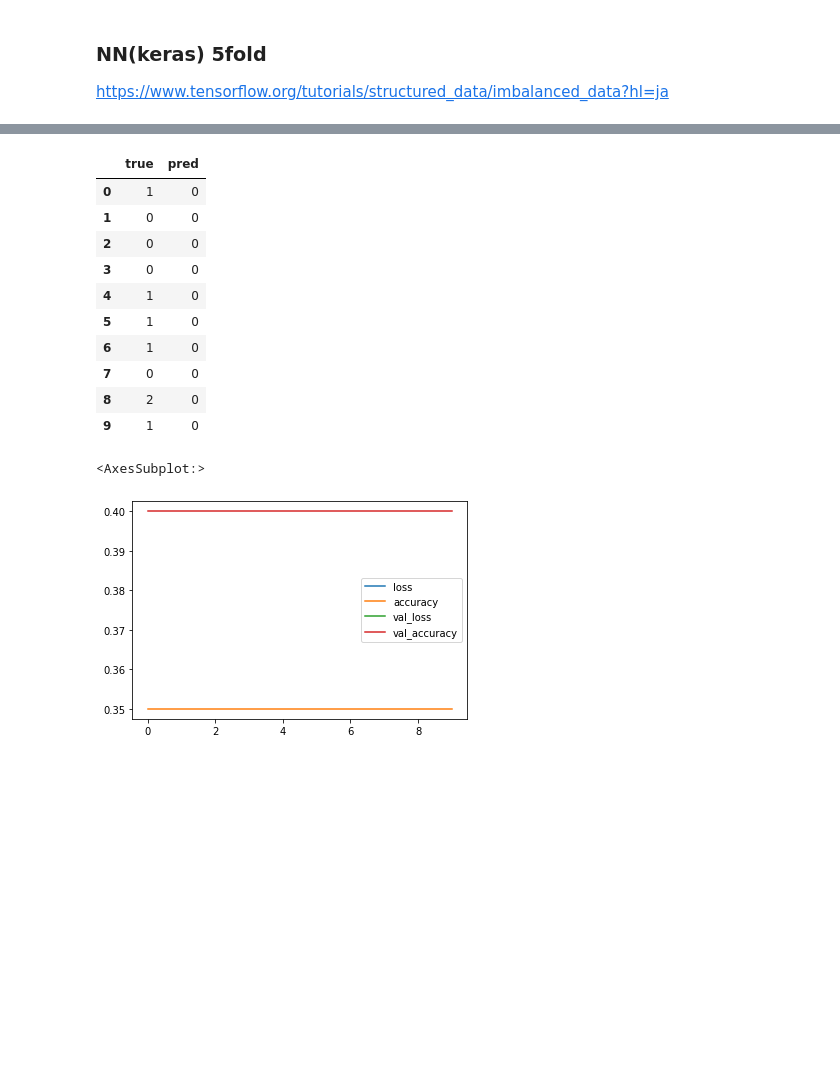
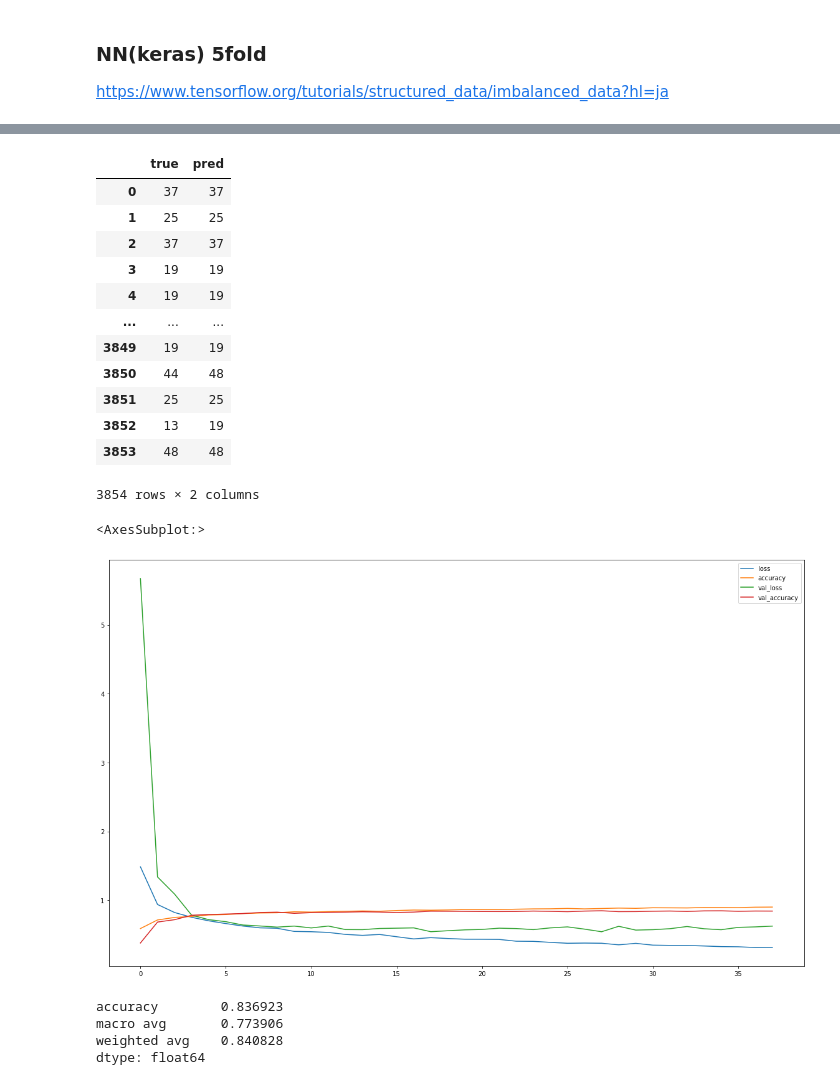
Before and after one commit to mecab-g/MRI, a Jupyter notebook: プロトコール予測/3.2recomendation_comp.ipynb, the cells around one changed output, grey strips where cells are left out. Saved outputs shown, nothing was run; the diff lists cells and outputs as text; code cells hidden in the pictures; blank space fills up the shorter version.

Commit message:
result

```diff
--- a/プロトコール予測/3.2recomendation_comp.ipynb
+++ b/プロトコール予測/3.2recomendation_comp.ipynb
@@ -179,7 +171,7 @@ train_results = [] #学習の経過を保存する箱のまとめ
 row_no_list = list(range(len(y_train)))
 
 # KFoldクラスをインスタンス化（これを使って5分割する）
-K_fold = StratifiedKFold(n_splits=5, shuffle=True,  random_state=0)
+K_fold = StratifiedKFold(n_splits=4, shuffle=True,  random_state=0)
 
 categorical_features = {*sorted(['pos_lbl', 'sec_lbl'])}
 # %%
@@ -318,12 +305,12 @@ histories = []
 # 変換するカテゴリ変数をリストに格納
 cat_cols = ['pos_lbl', 'sec_lbl']
 
-class_num = 55
+class_num = 54
 
 row_no_list = list(range(len(y_train)))
 
 # KFoldクラスをインスタンス化（これを使って5分割する）
-K_fold = StratifiedKFold(n_splits=5, shuffle=True,  random_state=0)
+K_fold = StratifiedKFold(n_splits=4, shuffle=True,  random_state=0)
 
 
 
@@ -370,7 +357,7 @@ for train_cv_no, eval_cv_no in K_fold.split(row_no_list, y_train):
     early_stopping = tf.keras.callbacks.EarlyStopping(
         verbose=1,
         patience=10,
-        mode='max',
+        mode='auto',
         restore_best_weights=True)
 
     EPOCHS = 50
@@ -427,19 +436,29 @@ ft_nn_results, ft_nn_reports = model_evaluation(ft_nn_models, X_test, y_test, me
 # %%
-results[0]
+ft_nn_results[0]
 # %% [output]
 |  | true | pred |
-| 0 | 1 | 0 |
-| 1 | 0 | 0 |
-| 2 | 0 | 0 |
-| 3 | 0 | 0 |
-| 4 | 1 | 0 |
-| 5 | 1 | 0 |
-| 6 | 1 | 0 |
-| 7 | 0 | 0 |
-| 8 | 2 | 0 |
-| 9 | 1 | 0 |
+| 0 | 37 | 37 |
+| 1 | 25 | 25 |
+| 2 | 37 | 37 |
+| 3 | 19 | 19 |
+| 4 | 19 | 19 |
+| ... | ... | ... |
+| 3849 | 19 | 19 |
+| 3850 | 44 | 48 |
+| 3851 | 25 | 25 |
+| 3852 | 13 | 19 |
+| 3853 | 48 | 48 |
+3854 rows × 2 columns
 # %%
-pd.DataFrame(histories[1].history).plot(figsize=(6,4))
+pd.DataFrame(histories[0].history).plot(figsize=(20,12))
 # %% [output]
 <AxesSubplot:>
-[figure, old version]
+[figure, new version]
+# %%
+a=kfold_report(ft_nn_reports, 'ft_NN')
+a
+# %% [output]
+accuracy        0.836923
+macro avg       0.773906
+weighted avg    0.840828
+dtype: float64
```
Also changed, not shown: parts of 16 cells of this notebook, 6 other files.
